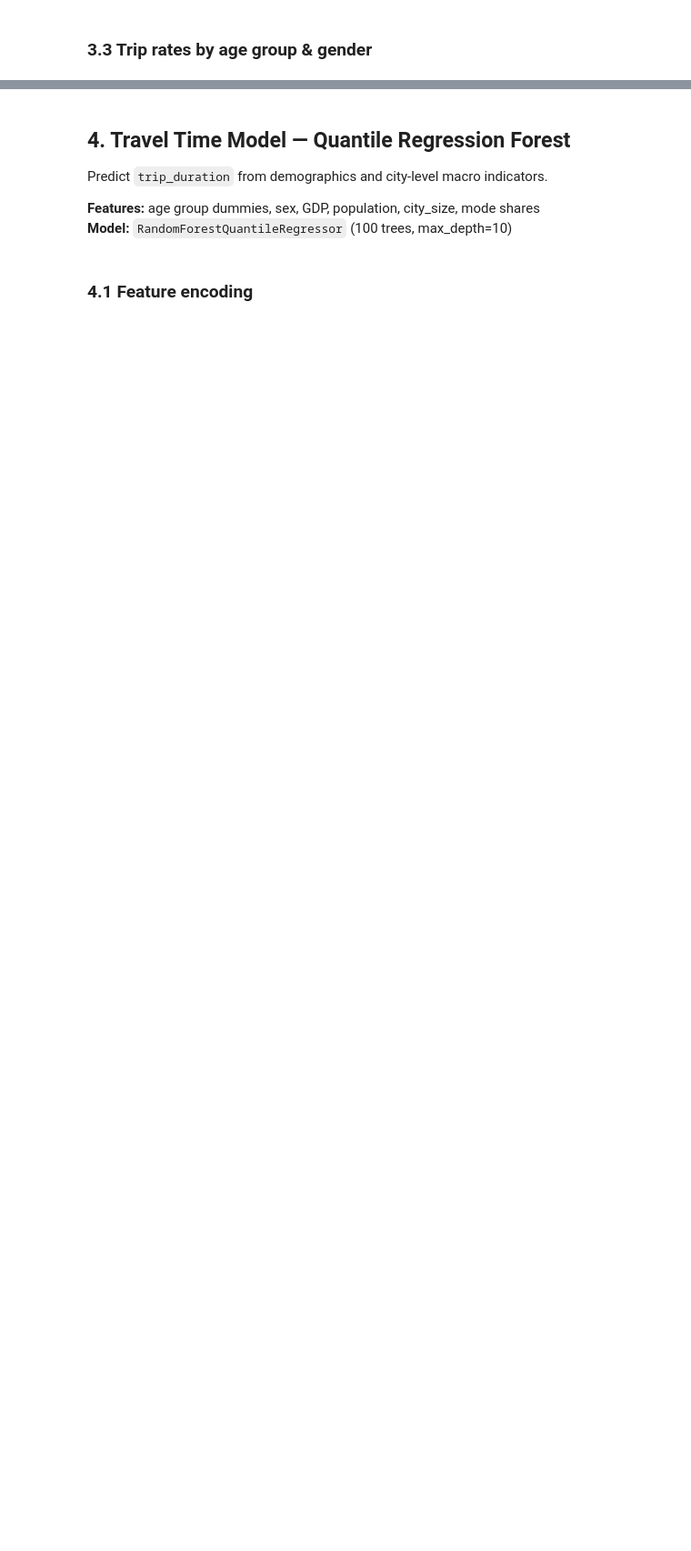
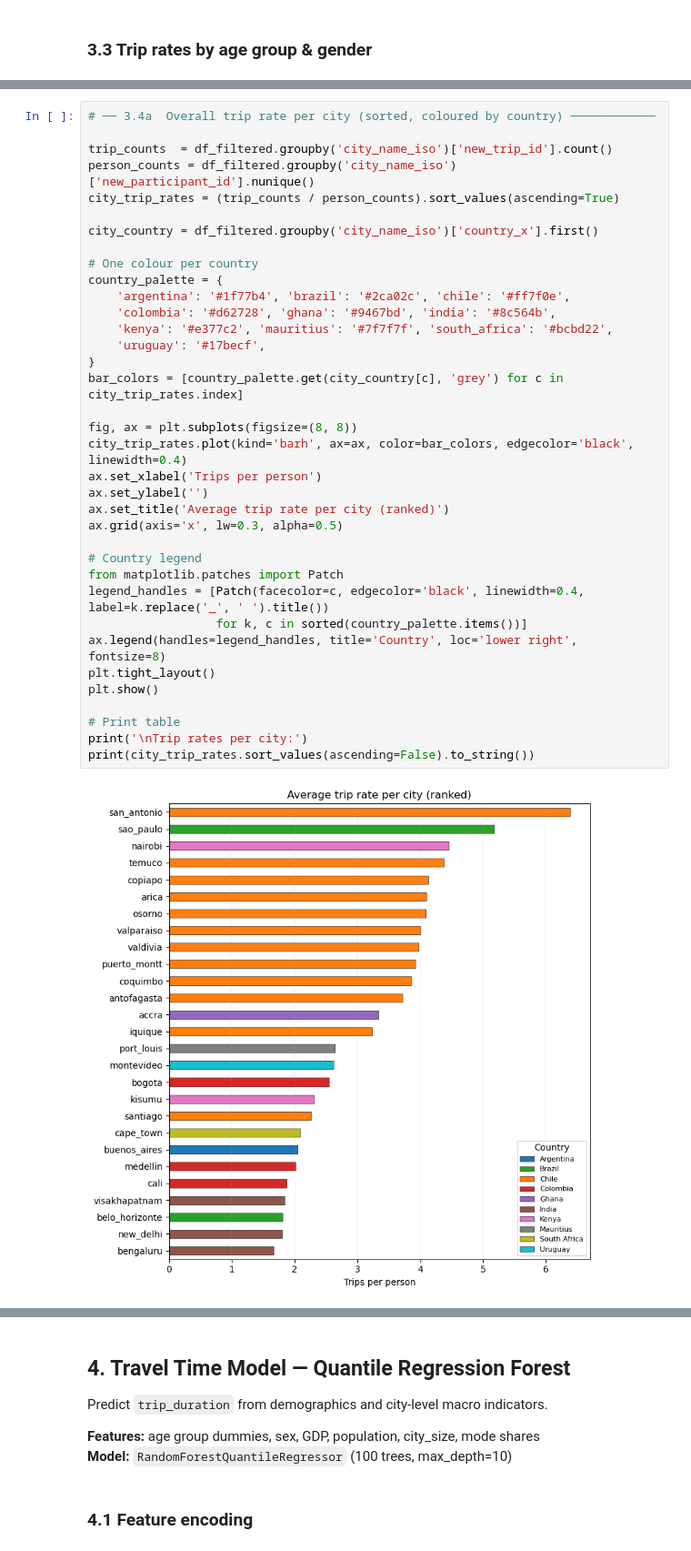
Before and after one commit to Public-Health-Modelling-Cambridge/travelBehaviour, a Jupyter notebook: travelBehaviour.ipynb, the cells around one changed output, grey strips where cells are left out. Shown at 91% size. Drawn from its saved outputs; the diff is of its cells as text; blank space fills up the shorter version.

```diff
--- a/travelBehaviour.ipynb
+++ b/travelBehaviour.ipynb
@@ -279,0 +437,38 @@ plt.show()
+# %%
+# ── 3.4a  Overall trip rate per city (sorted, coloured by country) ────────────
+
+trip_counts  = df_filtered.groupby('city_name_iso')['new_trip_id'].count()
+person_counts = df_filtered.groupby('city_name_iso')['new_participant_id'].nunique()
+city_trip_rates = (trip_counts / person_counts).sort_values(ascending=True)
+
+city_country = df_filtered.groupby('city_name_iso')['country_x'].first()
+
+# One colour per country
+country_palette = {
+    'argentina': '#1f77b4', 'brazil': '#2ca02c', 'chile': '#ff7f0e',
+    'colombia': '#d62728', 'ghana': '#9467bd', 'india': '#8c564b',
+    'kenya': '#e377c2', 'mauritius': '#7f7f7f', 'south_africa': '#bcbd22',
+    'uruguay': '#17becf',
+}
+bar_colors = [country_palette.get(city_country[c], 'grey') for c in city_trip_rates.index]
+
+fig, ax = plt.subplots(figsize=(8, 8))
+city_trip_rates.plot(kind='barh', ax=ax, color=bar_colors, edgecolor='black', linewidth=0.4)
+ax.set_xlabel('Trips per person')
+ax.set_ylabel('')
+ax.set_title('Average trip rate per city (ranked)')
+ax.grid(axis='x', lw=0.3, alpha=0.5)
+
+# Country legend
+from matplotlib.patches import Patch
+legend_handles = [Patch(facecolor=c, edgecolor='black', linewidth=0.4, label=k.replace('_', ' ').title())
+                  for k, c in sorted(country_palette.items())]
+ax.legend(handles=legend_handles, title='Country', loc='lower right', fontsize=8)
+plt.tight_layout()
+plt.show()
+
+# Print table
+print('\nTrip rates per city:')
+print(city_trip_rates.sort_values(ascending=False).to_string())
+# %% [output]
+[figure, added]
```
Also changed, not shown: parts of 53 cells of this notebook.
